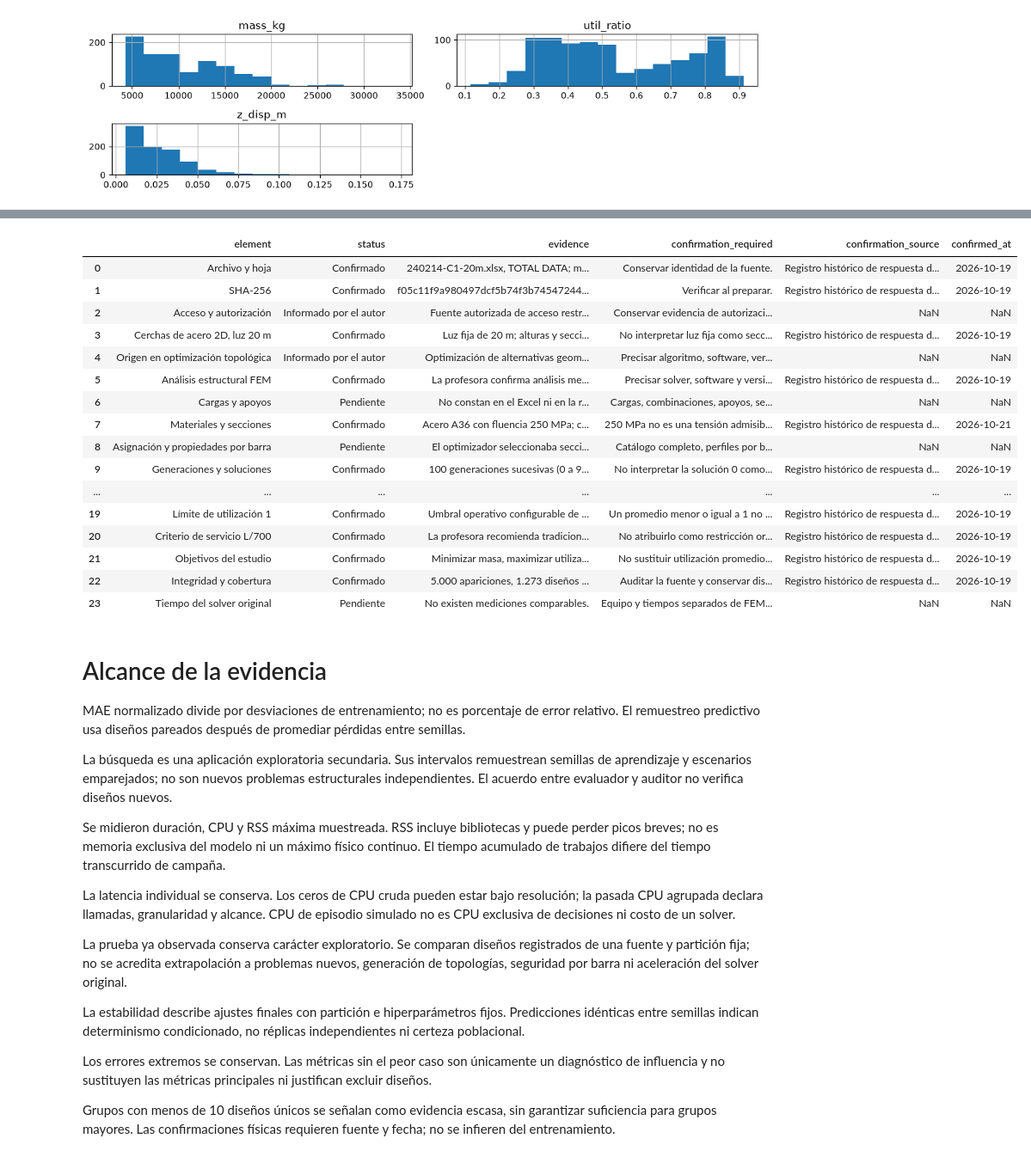
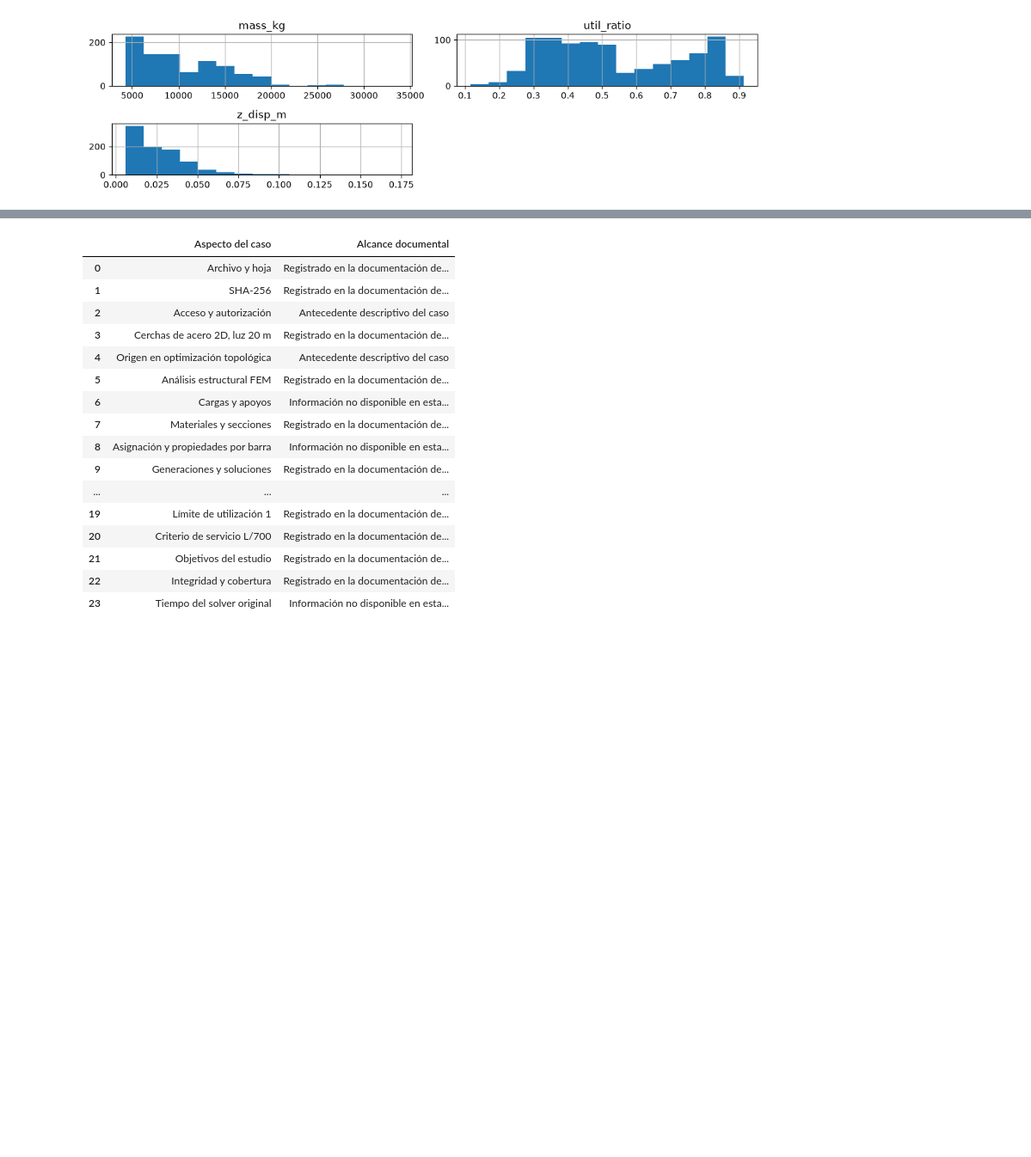
Before and after one commit to cezartdev/proyecto_de_titulo, a Jupyter notebook: notebooks/01_datos.ipynb, the cells around one changed output, grey strips where cells are left out. Shown at 86% size. Drawn from its saved outputs; the diff is of its cells as text; code cells hidden in the pictures; blank space fills up the shorter version.

```diff
--- a/notebooks/01_datos.ipynb
+++ b/notebooks/01_datos.ipynb
@@ -225,38 +225,22 @@ El documento histórico `docs/SCOPE.md` citado en la procedencia no está dispon
 # %%
-display(pd.read_csv(REPORT_DIR / "physical_provenance.csv"))
-display(Markdown((REPORT_DIR / "EVIDENCE.md").read_text(encoding="utf-8")))
+from truss_research.evaluacion.lectura_resultados import physical_scope_table
+
+display(physical_scope_table(REPORT_DIR))
 # %% [output]
-|  | element | status | evidence | confirmation_required | confirmation_source | confirmed_at |
-| 0 | Archivo y hoja | Confirmado | 240214-C1-20m.xlsx, TOTAL DATA; m... | Conservar identidad de la fuente. | Registro histórico de respuesta d... | 2026-10-19 |
-| 1 | SHA-256 | Confirmado | f05c11f9a980497dcf5b74f3b74547244... | Verificar al preparar. | Registro histórico de respuesta d... | 2026-10-19 |
-| 2 | Acceso y autorización | Informado por el autor | Fuente autorizada de acceso restr... | Conservar evidencia de autorizaci... | NaN | NaN |
-| 3 | Cerchas de acero 2D, luz 20 m | Confirmado | Luz fija de 20 m; alturas y secci... | No interpretar luz fija como secc... | Registro histórico de respuesta d... | 2026-10-19 |
-| 4 | Origen en optimización topológica | Informado por el autor | Optimización de alternativas geom... | Precisar algoritmo, software, ver... | NaN | NaN |
-| 5 | Análisis estructural FEM | Confirmado | La profesora confirma análisis me... | Precisar solver, software y versi... | Registro histórico de respuesta d... | 2026-10-19 |
-| 6 | Cargas y apoyos | Pendiente | No constan en el Excel ni en la r... | Cargas, combinaciones, apoyos, se... | NaN | NaN |
-| 7 | Materiales y secciones | Confirmado | Acero A36 con fluencia 250 MPa; c... | 250 MPa no es una tensión admisib... | Registro histórico de respuesta d... | 2026-10-21 |
-| 8 | Asignación y propiedades por barra | Pendiente | El optimizador seleccionaba secci... | Catálogo completo, perfiles por b... | NaN | NaN |
-| 9 | Generaciones y soluciones | Confirmado | 100 generaciones sucesivas (0 a 9... | No interpretar la solución 0 como... | Registro histórico de respuesta d... | 2026-10-19 |
-| ... | ... | ... | ... | ... | ... | ... |
-| 19 | Límite de utilización 1 | Confirmado | Umbral operativo configurable de ... | Un promedio menor o igual a 1 no ... | Registro histórico de respuesta d... | 2026-10-19 |
-| 20 | Criterio de servicio L/700 | Confirmado | La profesora recomienda tradicion... | No atribuirlo como restricción or... | Registro histórico de respuesta d... | 2026-10-19 |
-| 21 | Objetivos del estudio | Confirmado | Minimizar masa, maximizar utiliza... | No sustituir utilización promedio... | Registro histórico de respuesta d... | 2026-10-19 |
-| 22 | Integridad y cobertura | Confirmado | 5.000 apariciones, 1.273 diseños ... | Auditar la fuente y conservar dis... | Registro histórico de respuesta d... | 2026-10-19 |
-| 23 | Tiempo del solver original | Pendiente | No existen mediciones comparables. | Equipo y tiempos separados de FEM... | NaN | NaN |
+|  | Aspecto del caso | Alcance documental |
+| 0 | Archivo y hoja | Registrado en la documentación de... |
+| 1 | SHA-256 | Registrado en la documentación de... |
+| 2 | Acceso y autorización | Antecedente descriptivo del caso |
+| 3 | Cerchas de acero 2D, luz 20 m | Registrado en la documentación de... |
+| 4 | Origen en optimización topológica | Antecedente descriptivo del caso |
+| 5 | Análisis estructural FEM | Registrado en la documentación de... |
+| 6 | Cargas y apoyos | Información no disponible en esta... |
+| 7 | Materiales y secciones | Registrado en la documentación de... |
+| 8 | Asignación y propiedades por barra | Información no disponible en esta... |
+| 9 | Generaciones y soluciones | Registrado en la documentación de... |
+| ... | ... | ... |
+| 19 | Límite de utilización 1 | Registrado en la documentación de... |
+| 20 | Criterio de servicio L/700 | Registrado en la documentación de... |
+| 21 | Objetivos del estudio | Registrado en la documentación de... |
+| 22 | Integridad y cobertura | Registrado en la documentación de... |
+| 23 | Tiempo del solver original | Información no disponible en esta... |
-# Alcance de la evidencia
-
-MAE normalizado divide por desviaciones de entrenamiento; no es porcentaje de error relativo. El remuestreo predictivo usa diseños pareados después de promediar pérdidas entre semillas.
-
-La búsqueda es una aplicación exploratoria secundaria. Sus intervalos remuestrean semillas de aprendizaje y escenarios emparejados; no son nuevos problemas estructurales independientes. El acuerdo entre evaluador y auditor no verifica diseños nuevos.
-
-Se midieron duración, CPU y RSS máxima muestreada. RSS incluye bibliotecas y puede perder picos breves; no es memoria exclusiva del modelo ni un máximo físico continuo. El tiempo acumulado de trabajos difiere del tiempo transcurrido de campaña.
-
-La latencia individual se conserva. Los ceros de CPU cruda pueden estar bajo resolución; la pasada CPU agrupada declara llamadas, granularidad y alcance. CPU de episodio simulado no es CPU exclusiva de decisiones ni costo de un solver.
-
-La prueba ya observada conserva carácter exploratorio. Se comparan diseños registrados de una fuente y partición fija; no se acredita extrapolación a problemas nuevos, generación de topologías, seguridad por barra ni aceleración del solver original.
-
-La estabilidad describe ajustes finales con partición e hiperparámetros fijos. Predicciones idénticas entre semillas indican determinismo condicionado, no réplicas independientes ni certeza poblacional.
-
-Los errores extremos se conservan. Las métricas sin el peor caso son únicamente un diagnóstico de influencia y no sustituyen las métricas principales ni justifican excluir diseños.
-
-Grupos con menos de 10 diseños únicos se señalan como evidencia escasa, sin garantizar suficiencia para grupos mayores. Las confirmaciones físicas requieren fuente y fecha; no se infieren del entrenamiento.
```
Also changed, not shown: parts of 2 cells of this notebook, 8 other files.
